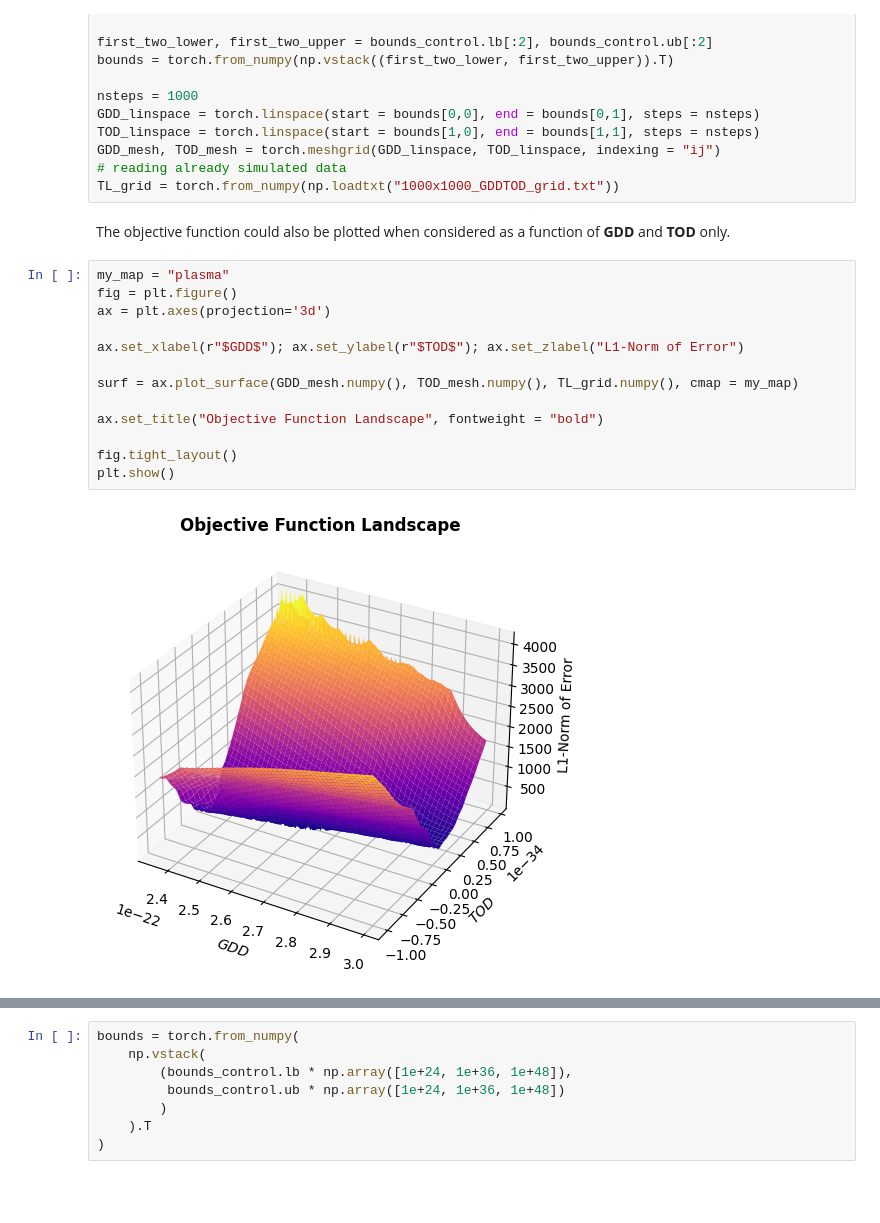
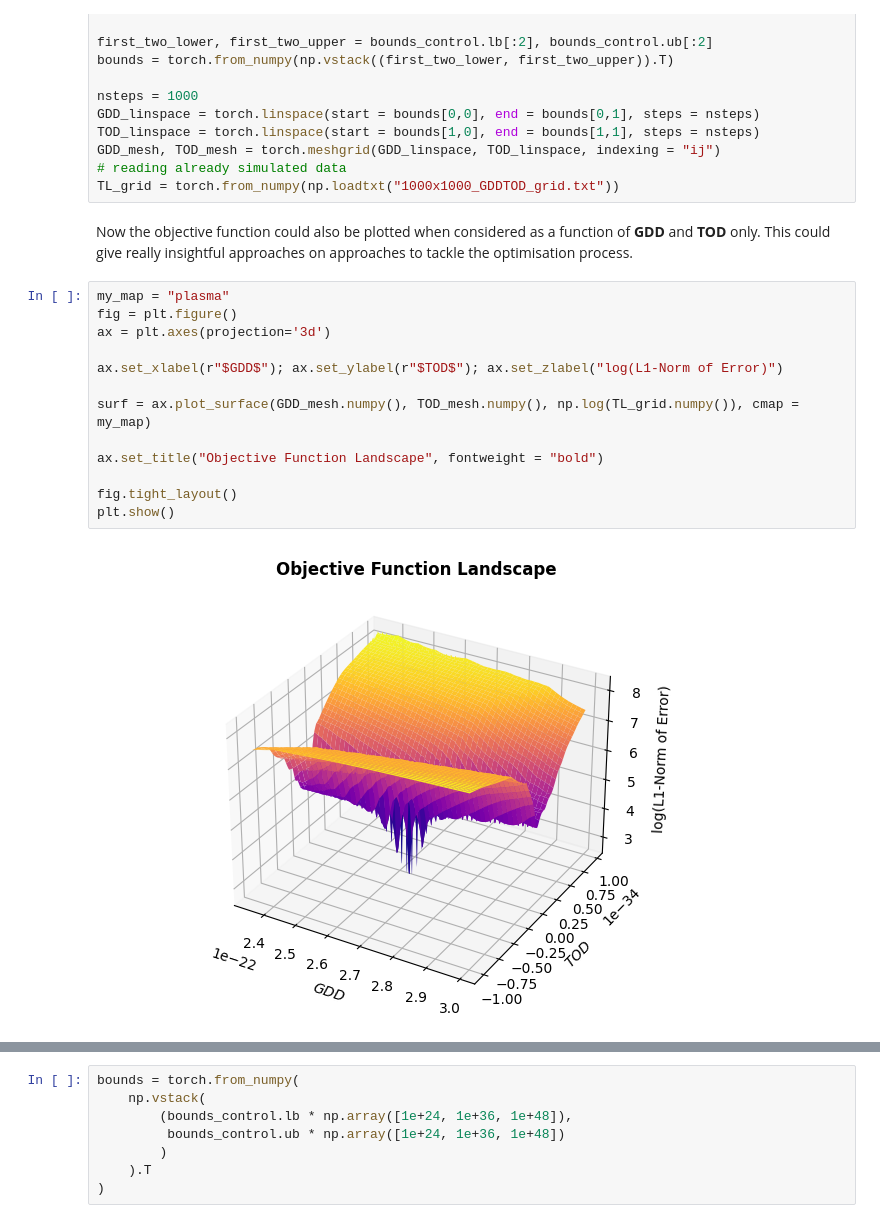
Before and after one commit to fracapuano/TempoRL, a Jupyter notebook: notebooks/GradientBasedOptimisation/optimisation.ipynb, the cells around one changed output, grey strips where cells are left out. Drawn from its saved outputs; the diff is of its cells as text; blank space fills up the shorter version.

Commit message:
minor fix to markdown and optimisation

```diff
--- a/notebooks/GradientBasedOptimisation/optimisation.ipynb
+++ b/notebooks/GradientBasedOptimisation/optimisation.ipynb
@@ -80,22 +86,22 @@ GDD_mesh, TOD_mesh = torch.meshgrid(GDD_linspace, TOD_linspace, indexing = "ij")
 # reading already simulated data
 TL_grid = torch.from_numpy(np.loadtxt("1000x1000_GDDTOD_grid.txt"))
 # %% [markdown]
-The objective function could also be plotted when considered as a function of **GDD** and **TOD** only.
+Now the objective function could also be plotted when considered as a function of **GDD** and **TOD** only. This could give really insightful approaches on approaches to tackle the optimisation process.
 # %%
 my_map = "plasma"
 fig = plt.figure()
 ax = plt.axes(projection='3d')
 
-ax.set_xlabel(r"$GDD$"); ax.set_ylabel(r"$TOD$"); ax.set_zlabel("L1-Norm of Error")
+ax.set_xlabel(r"$GDD$"); ax.set_ylabel(r"$TOD$"); ax.set_zlabel("log(L1-Norm of Error)")
 
-surf = ax.plot_surface(GDD_mesh.numpy(), TOD_mesh.numpy(), TL_grid.numpy(), cmap = my_map)
+surf = ax.plot_surface(GDD_mesh.numpy(), TOD_mesh.numpy(), np.log(TL_grid.numpy()), cmap = my_map)
 
 ax.set_title("Objective Function Landscape", fontweight = "bold")
 
 fig.tight_layout()
 plt.show()
 # %% [output]
-[figure, old version]
+[figure, new version]
 # %%
 fig, ax = plt.subplots()
 
```
Also changed, not shown: parts of 7 cells of this notebook.
